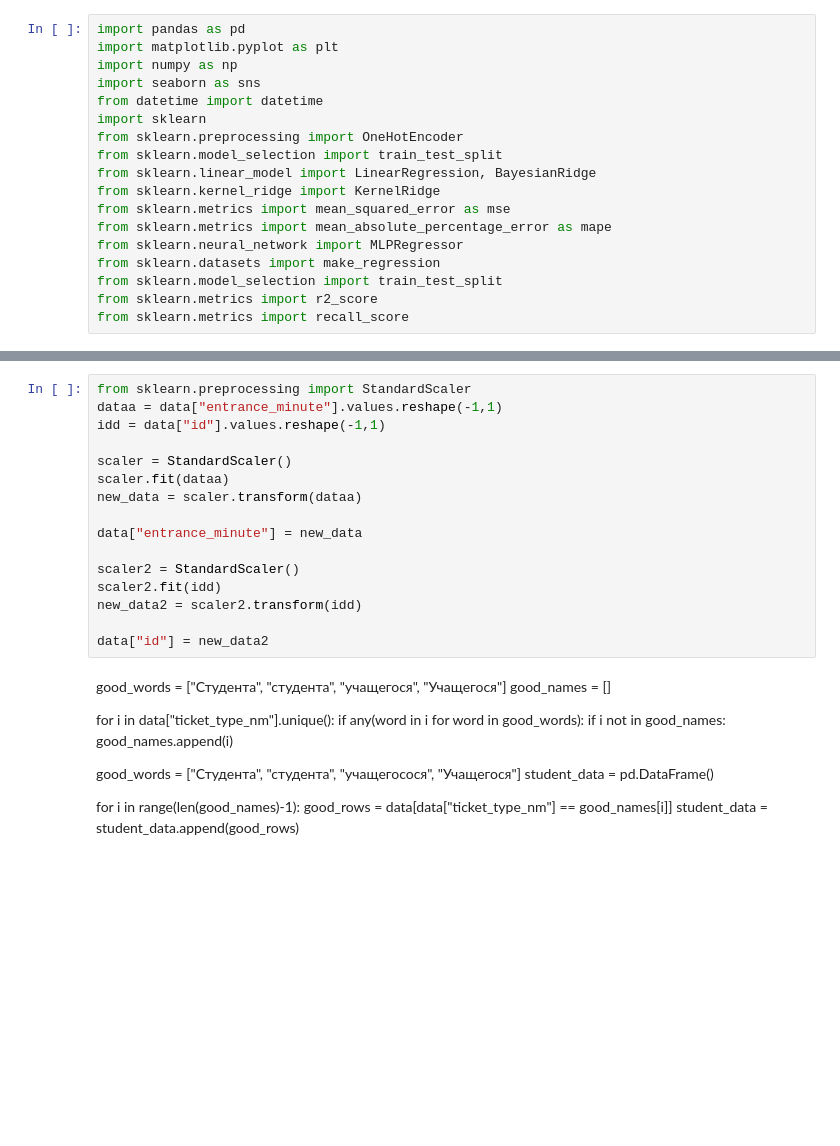
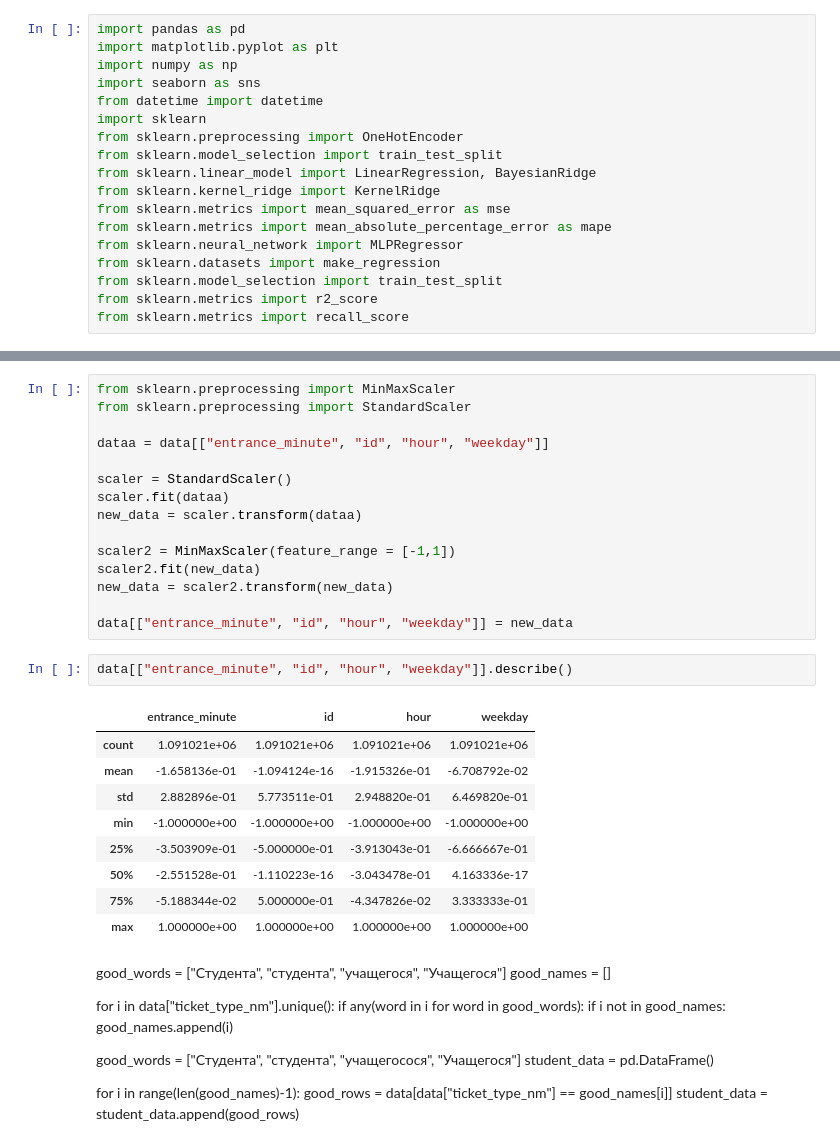
Before and after one commit to sideov/ML_kurs2022, a Jupyter notebook: MY SOLUTION/LAST2.ipynb, the cells around one changed output, grey strips where cells are left out. Saved outputs shown, nothing was run; the diff lists cells and outputs as text; blank space fills up the shorter version.

```diff
--- a/MY SOLUTION/LAST2.ipynb
+++ b/MY SOLUTION/LAST2.ipynb
@@ -72,19 +118,30 @@ sns.heatmap(data2.corr(), square = True)
 # %%
+from sklearn.preprocessing import MinMaxScaler
 from sklearn.preprocessing import StandardScaler
-dataa = data["entrance_minute"].values.reshape(-1,1)
-idd = data["id"].values.reshape(-1,1)
+
+dataa = data[["entrance_minute", "id", "hour", "weekday"]]
 
 scaler = StandardScaler()
 scaler.fit(dataa)
 new_data = scaler.transform(dataa)
 
-data["entrance_minute"] = new_data
+scaler2 = MinMaxScaler(feature_range = [-1,1])
+scaler2.fit(new_data)
+new_data = scaler2.transform(new_data)
 
-scaler2 = StandardScaler()
-scaler2.fit(idd)
-new_data2 = scaler2.transform(idd)
-
-data["id"] = new_data2
+data[["entrance_minute", "id", "hour", "weekday"]] = new_data
+# %%
+data[["entrance_minute", "id", "hour", "weekday"]].describe()
+# %% [output]
+|  | entrance_minute | id | hour | weekday |
+| count | 1.091021e+06 | 1.091021e+06 | 1.091021e+06 | 1.091021e+06 |
+| mean | -1.658136e-01 | -1.094124e-16 | -1.915326e-01 | -6.708792e-02 |
+| std | 2.882896e-01 | 5.773511e-01 | 2.948820e-01 | 6.469820e-01 |
+| min | -1.000000e+00 | -1.000000e+00 | -1.000000e+00 | -1.000000e+00 |
+| 25% | -3.503909e-01 | -5.000000e-01 | -3.913043e-01 | -6.666667e-01 |
+| 50% | -2.551528e-01 | -1.110223e-16 | -3.043478e-01 | 4.163336e-17 |
+| 75% | -5.188344e-02 | 5.000000e-01 | -4.347826e-02 | 3.333333e-01 |
+| max | 1.000000e+00 | 1.000000e+00 | 1.000000e+00 | 1.000000e+00 |
 # %% [markdown]
 good_words = ["Студента", "студента", "учащегося", "Учащегося"]
 good_names = []
```
Also changed, not shown: parts of 24 cells of this notebook.
